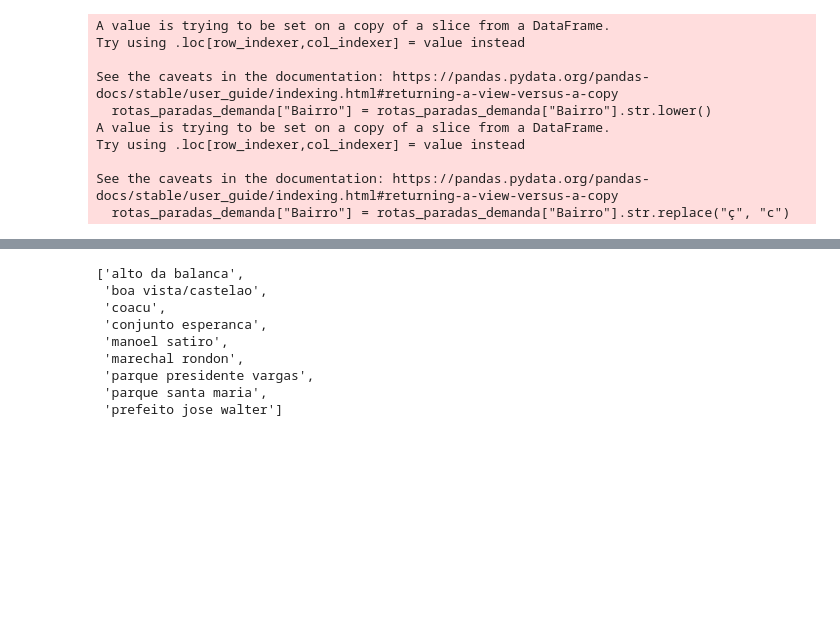
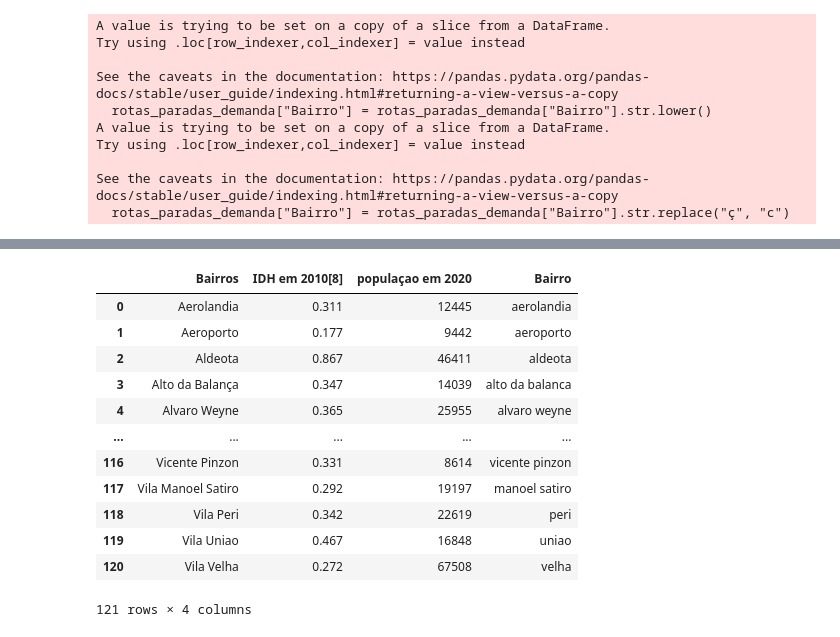
Before and after one commit to iuryrosal/analysis_transport_fortaleza, a Jupyter notebook: notebooks/analise_exploratoria/analise_exploratoria.ipynb, the cells around one changed output, grey strips where cells are left out. Cells and saved outputs as stored; diff of their text form; code cells hidden in the pictures; blank space fills up the shorter version.

```diff
--- a/notebooks/analise_exploratoria/analise_exploratoria.ipynb
+++ b/notebooks/analise_exploratoria/analise_exploratoria.ipynb
@@ -492,13 +507,17 @@ dados_bairros_bairro = list(dados_bairros.Bairro.sort_values().unique())
-# %%
-rotas_paradas_bairro
-# %% [output]
-['alto da balanca',
- 'boa vista/castelao',
- 'coacu',
- 'conjunto esperanca',
- 'manoel satiro',
- 'marechal rondon',
- 'parque presidente vargas',
- 'parque santa maria',
- 'prefeito jose walter']
+# %%
+dados_bairros
+# %% [output]
+|  | Bairros | IDH em 2010[8] | populaçao em 2020 | Bairro |
+| 0 | Aerolandia | 0.311 | 12445 | aerolandia |
+| 1 | Aeroporto | 0.177 | 9442 | aeroporto |
+| 2 | Aldeota | 0.867 | 46411 | aldeota |
+| 3 | Alto da Balança | 0.347 | 14039 | alto da balanca |
+| 4 | Alvaro Weyne | 0.365 | 25955 | alvaro weyne |
+| ... | ... | ... | ... | ... |
+| 116 | Vicente Pinzon | 0.331 | 8614 | vicente pinzon |
+| 117 | Vila Manoel Satiro | 0.292 | 19197 | manoel satiro |
+| 118 | Vila Peri | 0.342 | 22619 | peri |
+| 119 | Vila Uniao | 0.467 | 16848 | uniao |
+| 120 | Vila Velha | 0.272 | 67508 | velha |
+121 rows × 4 columns
 # %%
```
Also changed, not shown: parts of 28 cells of this notebook.
